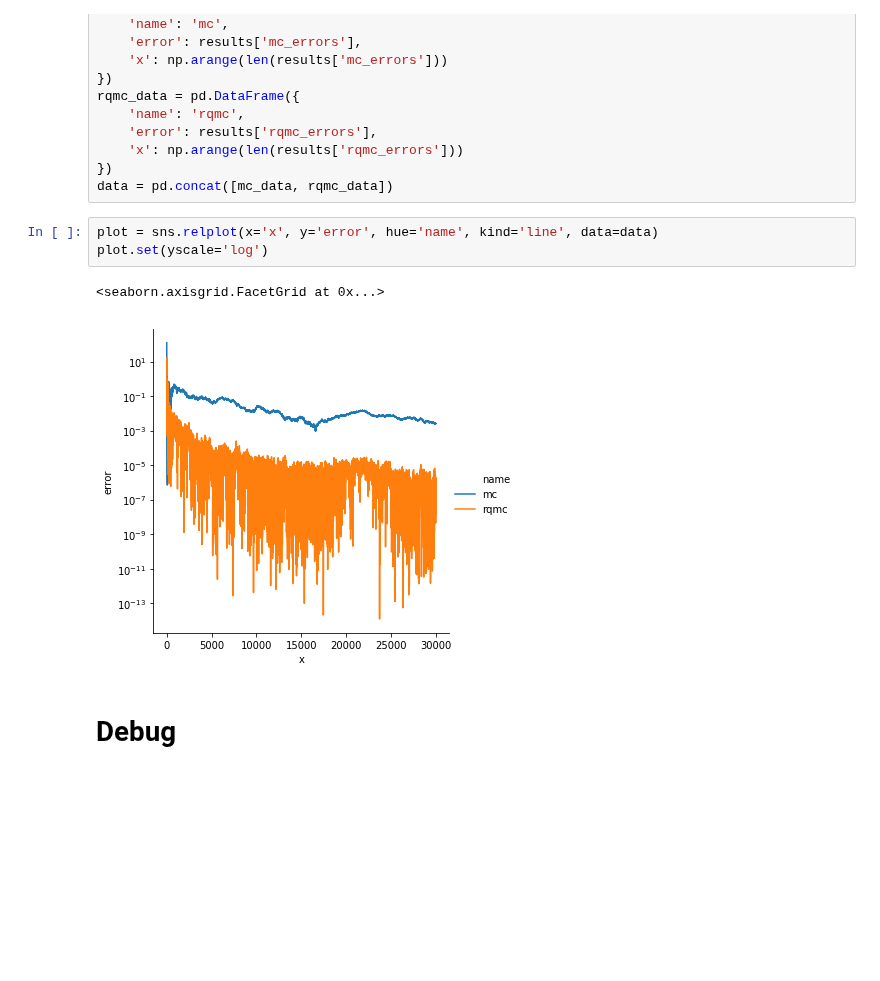
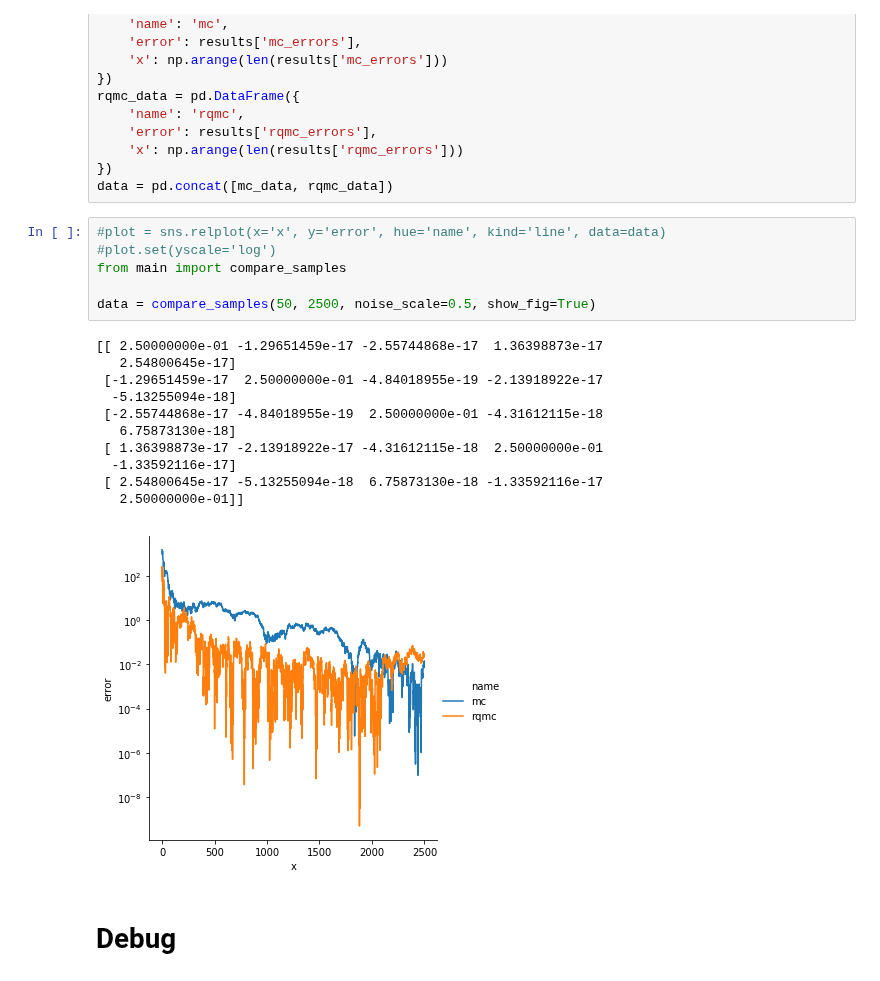
Before and after one commit to Sha-Lab/qmc, a Jupyter notebook: qmc.ipynb, the cells around one changed output. Drawn from its saved outputs; the diff is of its cells as text; blank space fills up the shorter version.

Commit message:
noise

```diff
--- a/qmc.ipynb
+++ b/qmc.ipynb
@@ -52,11 +52,23 @@ rqmc_data = pd.DataFrame({
 })
 data = pd.concat([mc_data, rqmc_data])
 # %%
-plot = sns.relplot(x='x', y='error', hue='name', kind='line', data=data)
-plot.set(yscale='log')
+#plot = sns.relplot(x='x', y='error', hue='name', kind='line', data=data)
+#plot.set(yscale='log')
+from main import compare_samples
+
+data = compare_samples(50, 2500, noise_scale=0.5, show_fig=True)
 # %% [output]
-<seaborn.axisgrid.FacetGrid at 0x...>
+[[ 2.50000000e-01 -1.29651459e-17 -2.55744868e-17  1.36398873e-17
+   2.54800645e-17]
+ [-1.29651459e-17  2.50000000e-01 -4.84018955e-19 -2.13918922e-17
+  -5.13255094e-18]
+ [-2.55744868e-17 -4.84018955e-19  2.50000000e-01 -4.31612115e-18
+   6.75873130e-18]
+ [ 1.36398873e-17 -2.13918922e-17 -4.31612115e-18  2.50000000e-01
+  -1.33592116e-17]
+ [ 2.54800645e-17 -5.13255094e-18  6.75873130e-18 -1.33592116e-17
+   2.50000000e-01]]
-[figure, old version]
+[figure, new version]
 # %% [markdown]
 # Debug
 # %%
```
Also changed, not shown: 1 other file.
